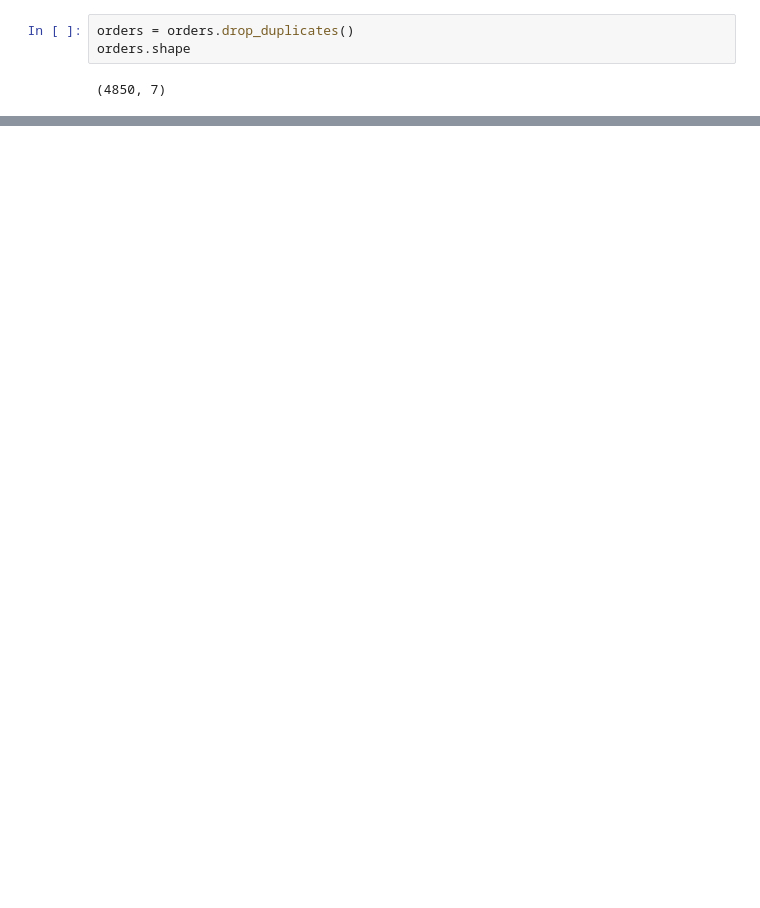
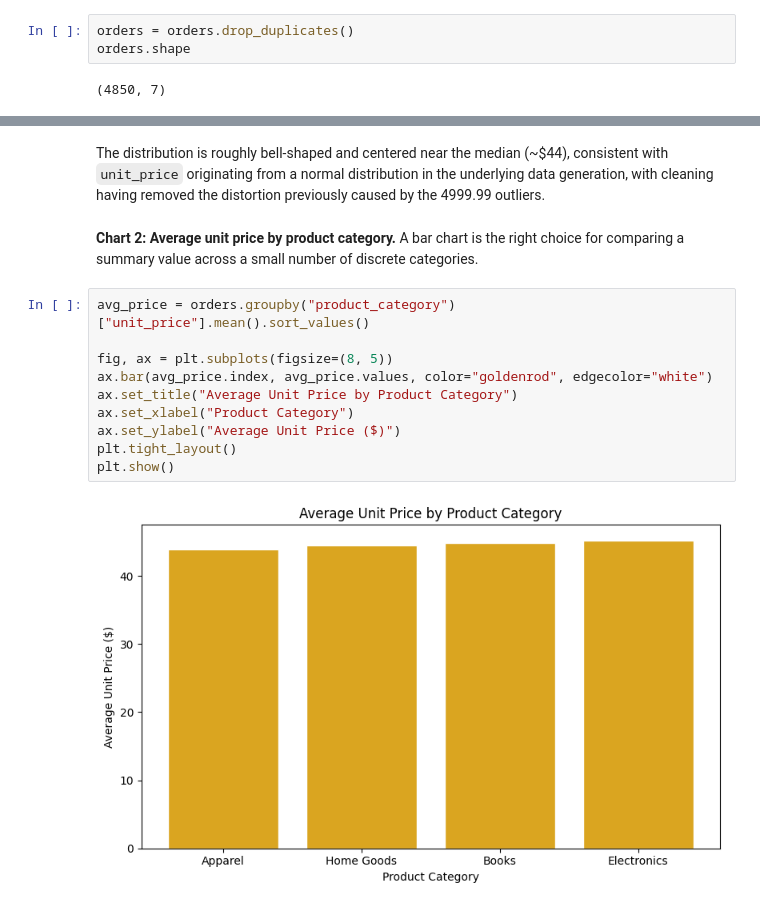
Before and after one commit to RabiaHussain1498/week5-eda, a Jupyter notebook: orders_eda.ipynb, the cells around one changed output, grey strips where cells are left out. Saved outputs shown, nothing was run; the diff lists cells and outputs as text; blank space fills up the shorter version.

Commit message:
eda: visualization section, charts (distribution, category comparison, relationship, region boxplot)

```diff
--- a/orders_eda.ipynb
+++ b/orders_eda.ipynb
@@ -291,0 +305,21 @@ orders.shape
+# %% [markdown]
+The distribution is roughly bell-shaped and centered near the median
+(~$44), consistent with `unit_price` originating from a normal distribution
+in the underlying data generation, with cleaning having removed the
+distortion previously caused by the 4999.99 outliers.
+# %% [markdown]
+**Chart 2: Average unit price by product category.** A bar chart is the
+right choice for comparing a summary value across a small number of
+discrete categories.
+# %%
+avg_price = orders.groupby("product_category")["unit_price"].mean().sort_values()
+
+fig, ax = plt.subplots(figsize=(8, 5))
+ax.bar(avg_price.index, avg_price.values, color="goldenrod", edgecolor="white")
+ax.set_title("Average Unit Price by Product Category")
+ax.set_xlabel("Product Category")
+ax.set_ylabel("Average Unit Price ($)")
+plt.tight_layout()
+plt.show()
+# %% [output]
+[figure, added]
```
Also changed, not shown: parts of 25 cells of this notebook.
